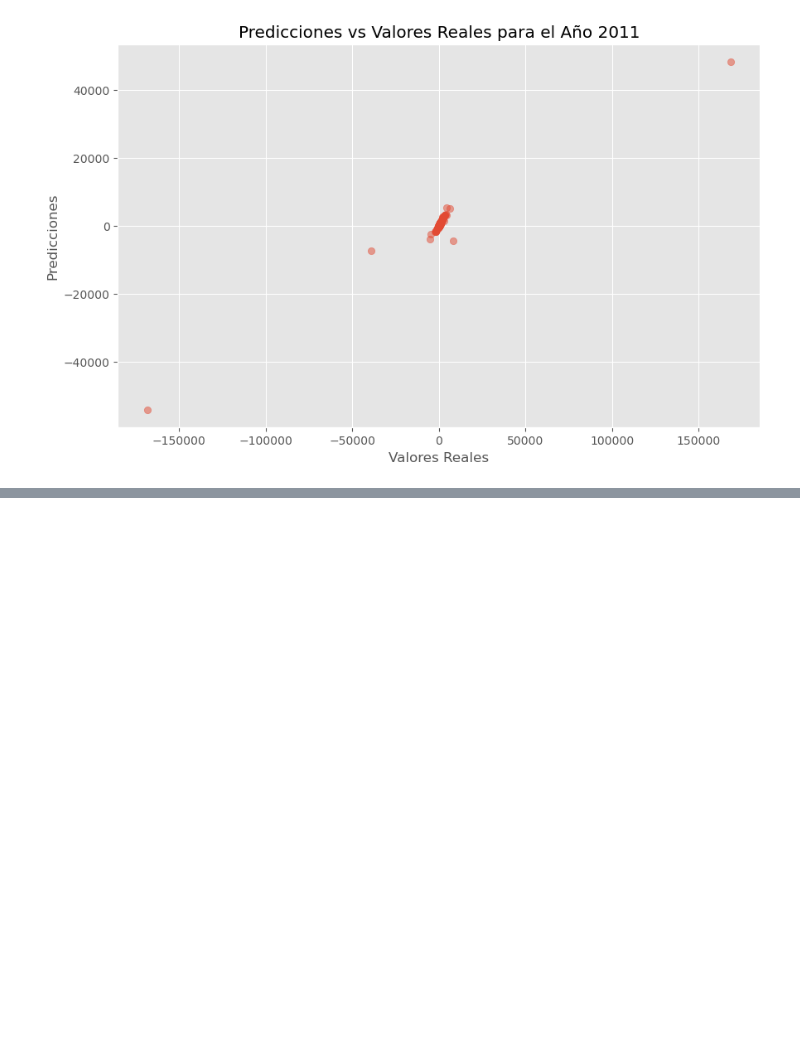
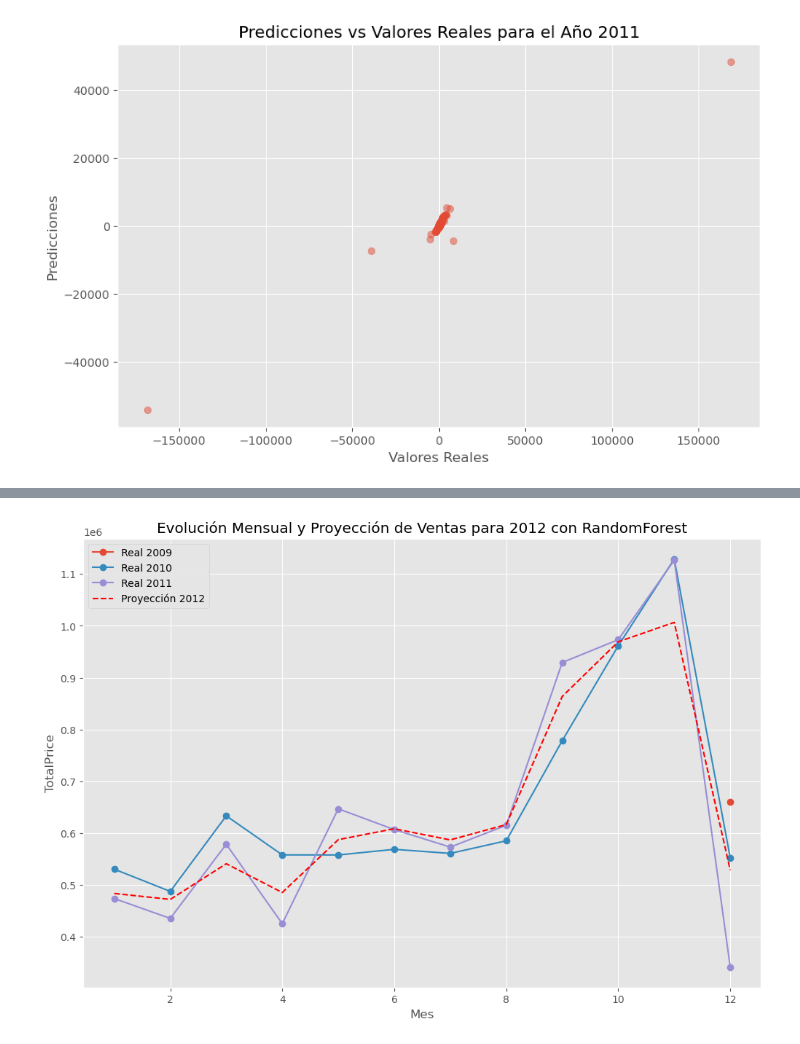
Before and after one commit to Pato66661/Ciencia_Datos_T2, a Jupyter notebook: Taller_Online_Retail.ipynb, the cells around one changed output, grey strips where cells are left out. Drawn from its saved outputs; the diff is of its cells as text; code cells hidden in the pictures; blank space fills up the shorter version.

```diff
--- a/Taller_Online_Retail.ipynb
+++ b/Taller_Online_Retail.ipynb
@@ -890,3 +890,74 @@ Análisis para el año 2011:
 Mean Squared Error: 382239.49
 R2 Score: 0.51
 [figure]
+# %%
+import pandas as pd
+import numpy as np
+import matplotlib.pyplot as plt
+from sklearn.ensemble import RandomForestRegressor
+
+# Crear nuevas características
+df_clasificacion['Year'] = pd.to_datetime(df_clasificacion['InvoiceDate']).dt.year
+df_clasificacion['Month'] = pd.to_datetime(df_clasificacion['InvoiceDate']).dt.month
+df_clasificacion['TotalPrice'] = df_clasificacion['Quantity'] * df_clasificacion['Price']
+
+# Agrupar por año y mes para visualizar la tendencia
+monthly_data = df_clasificacion.groupby(['Year', 'Month'])['TotalPrice'].sum().reset_index()
+
+# Filtrar solo los años relevantes
+#filtered_years = [2009, 2010, 2011]
+#monthly_data = monthly_data[~monthly_data['Year'].isin(filtered_years)]
+
+# Verificar si monthly_data no está vacío
+if monthly_data.empty:
+    print("No hay datos disponibles después de filtrar los años relevantes.")
+else:
+    # Imprimir resultados mensuales y sumatoria anual
+    print("\nResultados Mensuales:")
+    print(monthly_data.to_string(index=False))
+
+    yearly_summary = monthly_data.groupby('Year').agg({'TotalPrice': 'sum'})
+    print("\nSumatoria Anual:")
+    print(yearly_summary)
+
+    # Configurar la figura
+    plt.figure(figsize=(12, 8))
+
+    # Graficar evolución real por año
+    for year in monthly_data['Year'].unique():
+        yearly_data = monthly_data[monthly_data['Year'] == year]
+        plt.plot(yearly_data['Month'], yearly_data['TotalPrice'], marker='o', linestyle='-', label=f'Real {year}')
+
+    # Proyección para 2012 con RandomForest
+    future_months = np.arange(1, 13).reshape(-1, 1)
+    historical_data = monthly_data[monthly_data['Year'] == monthly_data['Year'].max()]
+
+    # Verificar si historical_data no está vacío
+    if not historical_data.empty:
+        X_train = historical_data[['Month']]
+        y_train = historical_data['TotalPrice']
+
+        model = RandomForestRegressor(n_estimators=100, random_state=42)
+        model.fit(X_train, y_train)
+        y_pred_future = model.predict(future_months)
+
+        # Crear DataFrame para imprimir la proyección mensual de 2012
+        projected_2012 = pd.DataFrame({'Year': 2012, 'Month': future_months.flatten(), 'ProjectedTotalPrice': y_pred_future})
+        print("\nProyección Mensual para 2012:")
+        print(projected_2012.to_string(index=False))
+
+        # Calcular la sumatoria anual de la proyección
+        total_projected_2012 = projected_2012['ProjectedTotalPrice'].sum()
+        print(f"\nSumatoria Total Proyectada para 2012: {total_projected_2012:.2f}")
+
+        # Graficar proyección de 2012
+        plt.plot(future_months, y_pred_future, linestyle='--', color='red', label='Proyección 2012')
+
+    # Ajustes finales del gráfico
+    plt.xlabel('Mes')
+    plt.ylabel('TotalPrice')
+    plt.title('Evolución Mensual y Proyección de Ventas para 2012 con RandomForest')
+    plt.legend()
+    plt.grid(True)
+    plt.show()
+# %% [output]
@@ -892,0 +981 @@ R2 Score: 0.51
+[figure, added]
```
Also changed, not shown: parts of 1 cell of this notebook, 1 other file.
